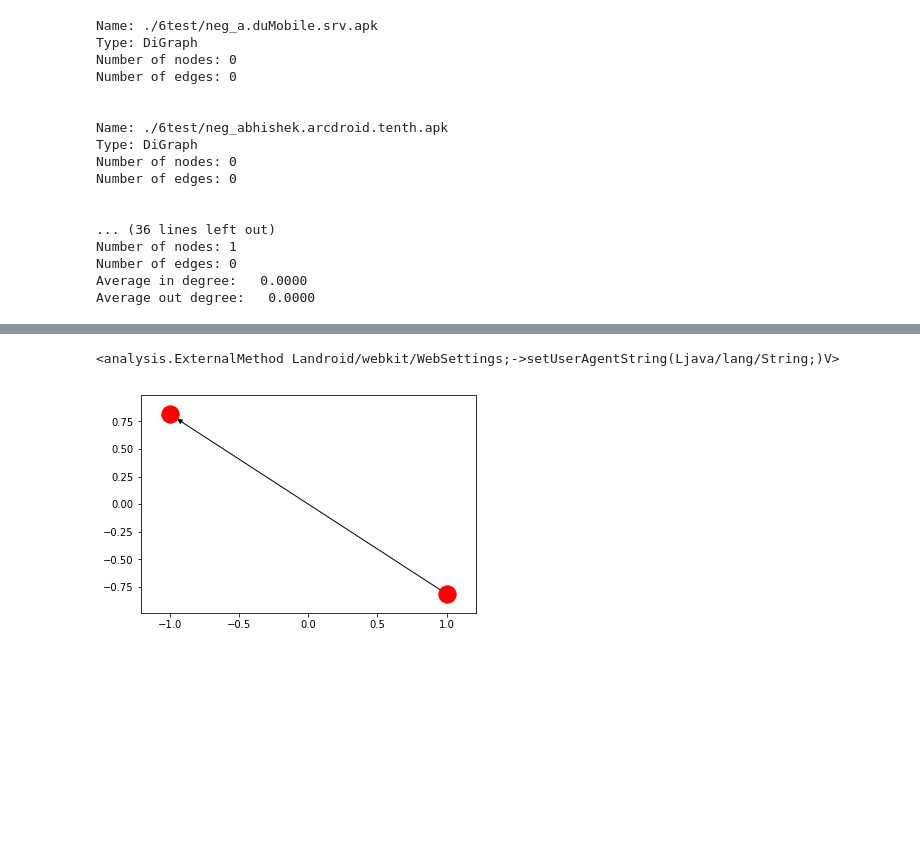
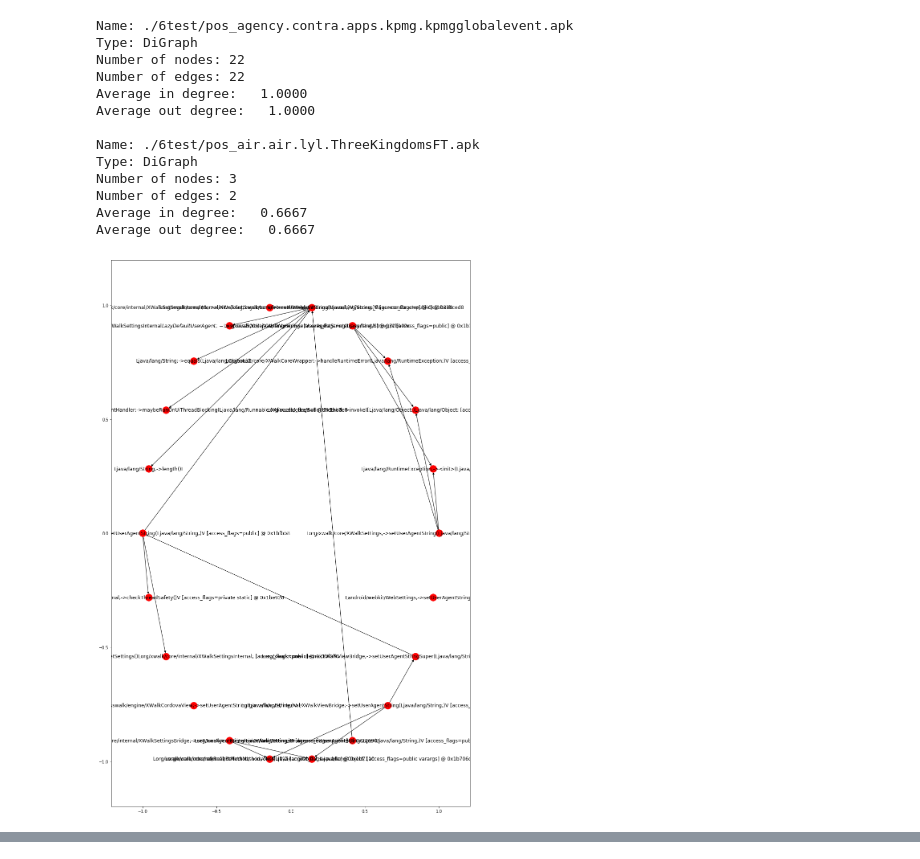
Before and after one commit to hottens/atsp, a Jupyter notebook: gerard.ipynb, the cells around one changed output, grey strips where cells are left out. Saved outputs shown, nothing was run; the diff lists cells and outputs as text; code cells hidden in the pictures; blank space fills up the shorter version.

Commit message:
call-tree-img

```diff
--- a/gerard.ipynb
+++ b/gerard.ipynb
@@ -66,11 +55,14 @@ def analyseMethod(ma, level=0):
         #    analyseMethod(pm,level+1)
 
 for apk in apks:
+    print("*** " + apk + "\n")
     if(useSes):
         a, d, dx = s.get_objects_apk(filename = apk)
     else:
         a, d, dx = misc.AnalyzeAPK(apk)
 
-    for ma in dx.find_methods(classname="Landroid/webkit/WebSettings;", methodname='setUserAgentString'):
+    #for ma in dx.find_methods(classname="Landroid/webkit/WebSettings;", methodname='setUserAgentString'):
+    for ma in dx.find_methods(methodname='setUserAgentString'):
         analyseMethod(ma)
+    print("*** end \n")
 # %% [output]
@@ -86,44 +86,43 @@ L0 Call from Lorg/apache/cordova/inappbrowser/InAppBrowser$5; => run:2878
 # %%
 from networkx import nx
 from networkx import MultiDiGraph
-#import networkx as nx
-#from networkx import MultiDiGraph
-#from networkx import MultiDiGraph
-# nx.MultiDiGraph
+import matplotlib.pyplot as plt
 
 
-
-
+cnt = 0
 for apk in apks:
+    cnt+=1
     if(useSes):
         a, d, dx = s.get_objects_apk(filename = apk)
     else:
         a, d, dx = misc.AnalyzeAPK(apk)
-    cg = dx.get_call_graph(classname="Landroid/webkit/WebSettings;",  methodname='setUserAgentString')
+    cg = dx.get_call_graph(methodname='setUserAgentString')
+    #cg = dx.get_call_graph(methodname='set*')
     cg.name = apk
+    print(nx.info(cg) + "\n")
+    pos = nx.shell_layout(cg) # circular_layout random_layout shell_layout spring_layout spectral_layout
+    plt.figure(cnt, figsize=(16, 25))
+    nx.draw_networkx(cg, pos)
 
-    print(nx.info(cg) + "\n")
-    #print(repr(cg))
+
+plt.show()
 
 
 #    for ma in dx.find_methods(classname="Landroid/webkit/WebSettings;", methodname='setUserAgentString'):
 #        m = ma.get_method() #  m:ExternalMethod, ma: MethodClassAnalysis,
         #cg = m.get_call_graph()
 # %% [output]
-Name: ./6test/neg_a.duMobile.srv.apk
+Name: ./6test/pos_agency.contra.apps.kpmg.kpmgglobalevent.apk
 Type: DiGraph
-Number of nodes: 0
-Number of edges: 0
+Number of nodes: 22
+Number of edges: 22
+Average in degree:   1.0000
+Average out degree:   1.0000
 
-
-Name: ./6test/neg_abhishek.arcdroid.tenth.apk
+Name: ./6test/pos_air.air.lyl.ThreeKingdomsFT.apk
 Type: DiGraph
-Number of nodes: 0
-Number of edges: 0
-
-
-... (36 lines left out)
-Number of nodes: 1
-Number of edges: 0
-Average in degree:   0.0000
-Average out degree:   0.0000
+Number of nodes: 3
+Number of edges: 2
+Average in degree:   0.6667
+Average out degree:   0.6667
+[figure, added]
@@ -130,21 +129,0 @@ Average out degree:   0.0000
-# %%
-import matplotlib.pyplot as plt
-import networkx as nx
-from networkx import MultiDiGraph
-
-for apk in apks:
-    if(useSes):
-        a, d, dx = s.get_objects_apk(filename = apk)
-    else:
-        a, d, dx = misc.AnalyzeAPK(apk)
-
-    for cg in dx.get_call_graph(classname="Landroid/webkit/WebSettings;", methodname='setUserAgentString'):
-        print( repr(cg))
-        pos = nx.spring_layout(G)
-        nx.draw_networkx(G, pos, with_labels=False) # OR: nx.draw(G, pos)
-        #nx.draw_networkx(cg)
-        #plt.draw()
-        #plt.show()
-# %% [output]
-<analysis.ExternalMethod Landroid/webkit/WebSettings;->setUserAgentString(Ljava/lang/String;)V>
-[figure, removed]
```
Also changed, not shown: parts of 5 cells of this notebook, 1 other file.
